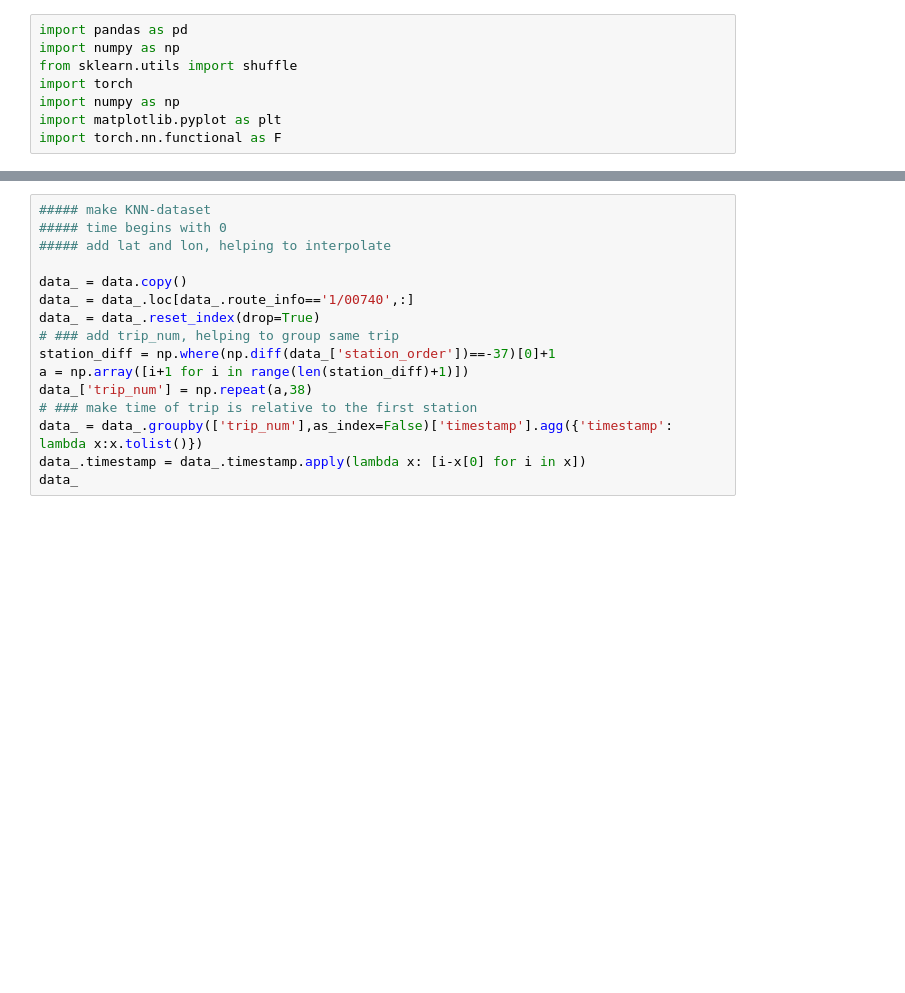
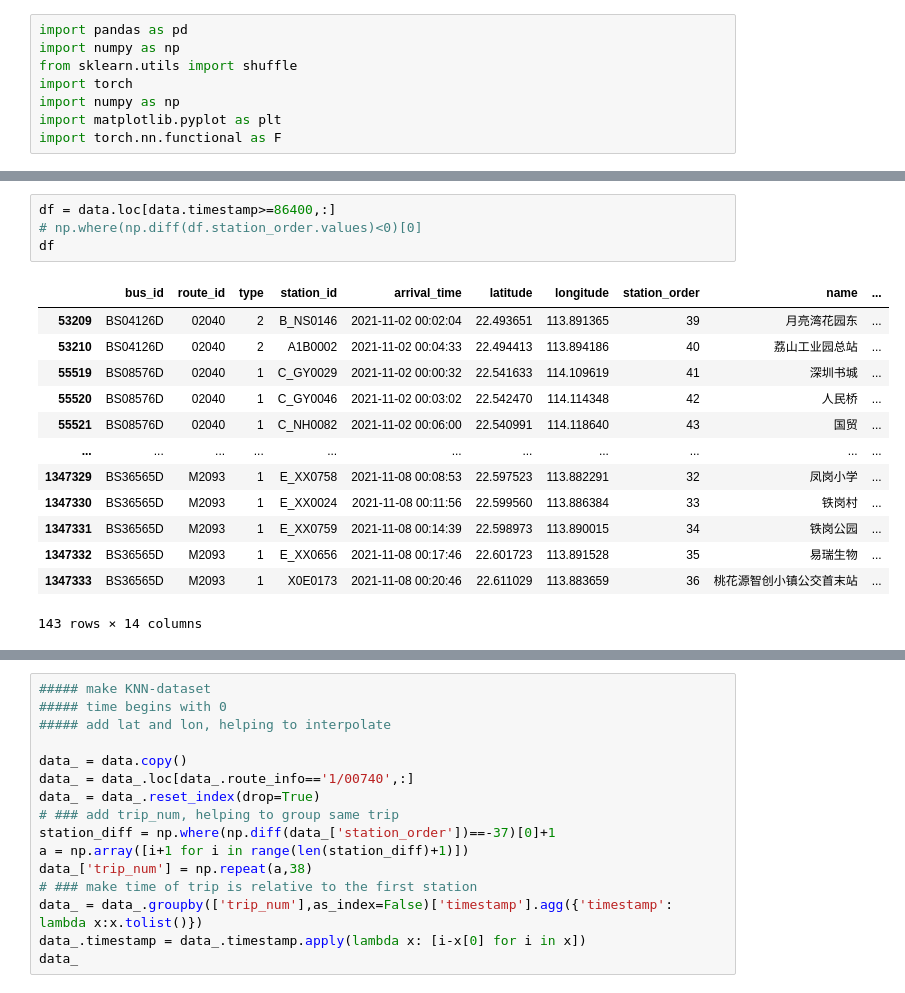
Before and after one commit to SerendipitysX/BATP, a Jupyter notebook: data/data_prepare.ipynb, the cells around one changed output, grey strips where cells are left out. Drawn from its saved outputs; the diff is of its cells as text; blank space fills up the shorter version.

```diff
--- a/data/data_prepare.ipynb
+++ b/data/data_prepare.ipynb
@@ -9 +26,19 @@ import torch.nn.functional as F
+# %%
+df = data.loc[data.timestamp>=86400,:]
+# np.where(np.diff(df.station_order.values)<0)[0]
+df
+# %% [output]
+|  | bus_id | route_id | type | station_id | arrival_time | latitude | longitude | station_order | name | ... |
+| 53209 | BS04126D | 02040 | 2 | B_NS0146 | 2021-11-02 00:02:04 | 22.493651 | 113.891365 | 39 | 月亮湾花园东 | ... |
+| 53210 | BS04126D | 02040 | 2 | A1B0002 | 2021-11-02 00:04:33 | 22.494413 | 113.894186 | 40 | 荔山工业园总站 | ... |
+| 55519 | BS08576D | 02040 | 1 | C_GY0029 | 2021-11-02 00:00:32 | 22.541633 | 114.109619 | 41 | 深圳书城 | ... |
+| 55520 | BS08576D | 02040 | 1 | C_GY0046 | 2021-11-02 00:03:02 | 22.542470 | 114.114348 | 42 | 人民桥 | ... |
+| 55521 | BS08576D | 02040 | 1 | C_NH0082 | 2021-11-02 00:06:00 | 22.540991 | 114.118640 | 43 | 国贸 | ... |
+| ... | ... | ... | ... | ... | ... | ... | ... | ... | ... | ... |
+| 1347329 | BS36565D | M2093 | 1 | E_XX0758 | 2021-11-08 00:08:53 | 22.597523 | 113.882291 | 32 | 凤岗小学 | ... |
+| 1347330 | BS36565D | M2093 | 1 | E_XX0024 | 2021-11-08 00:11:56 | 22.599560 | 113.886384 | 33 | 铁岗村 | ... |
+| 1347331 | BS36565D | M2093 | 1 | E_XX0759 | 2021-11-08 00:14:39 | 22.598973 | 113.890015 | 34 | 铁岗公园 | ... |
+| 1347332 | BS36565D | M2093 | 1 | E_XX0656 | 2021-11-08 00:17:46 | 22.601723 | 113.891528 | 35 | 易瑞生物 | ... |
+| 1347333 | BS36565D | M2093 | 1 | X0E0173 | 2021-11-08 00:20:46 | 22.611029 | 113.883659 | 36 | 桃花源智创小镇公交首末站 | ... |
+143 rows × 14 columns
 # %%
```
Also changed, not shown: parts of 10 cells of this notebook, 36 other files.
